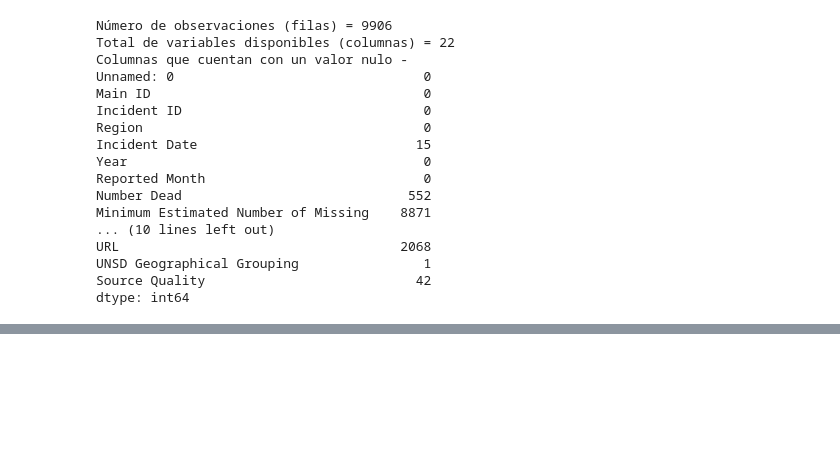
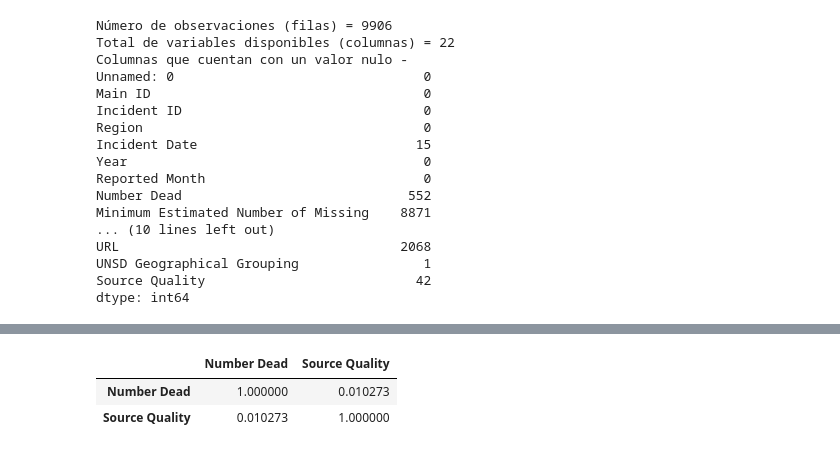
Before and after one commit to FrankRomeroT/H-bito, a Jupyter notebook: Dia 9/desaparecidos.ipynb, the cells around one changed output, grey strips where cells are left out. Saved outputs shown, nothing was run; the diff lists cells and outputs as text; code cells hidden in the pictures; blank space fills up the shorter version.

```diff
--- a/Dia 9/desaparecidos.ipynb
+++ b/Dia 9/desaparecidos.ipynb
@@ -48,0 +66,6 @@ df2 = df2.drop(columns=['Main ID','Incident ID','URL','Incident Date','Coordinat
+# %%
+df2[['Number Dead','Source Quality']].corr()
+# %% [output]
+|  | Number Dead | Source Quality |
+| Number Dead | 1.000000 | 0.010273 |
+| Source Quality | 0.010273 | 1.000000 |
```
Also changed, not shown: parts of 22 cells of this notebook, 1 other file.
